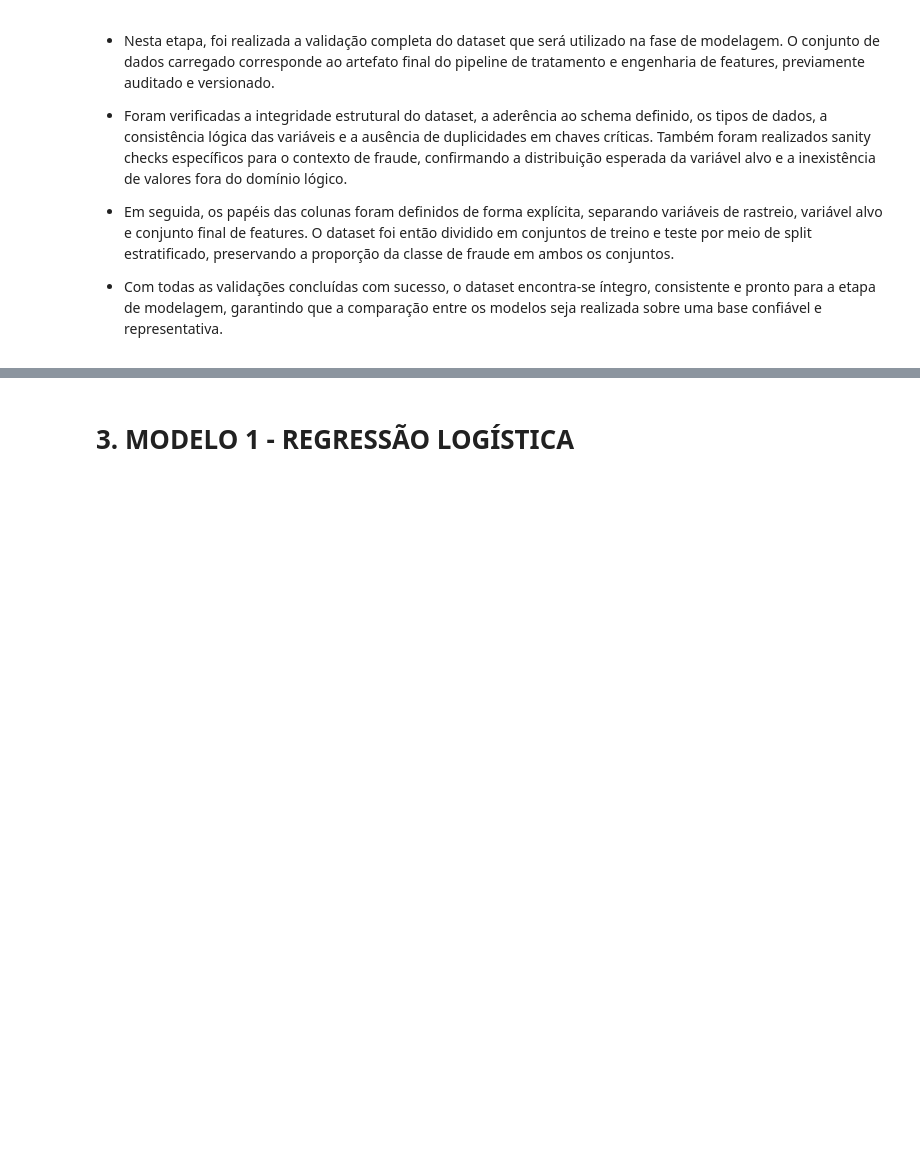
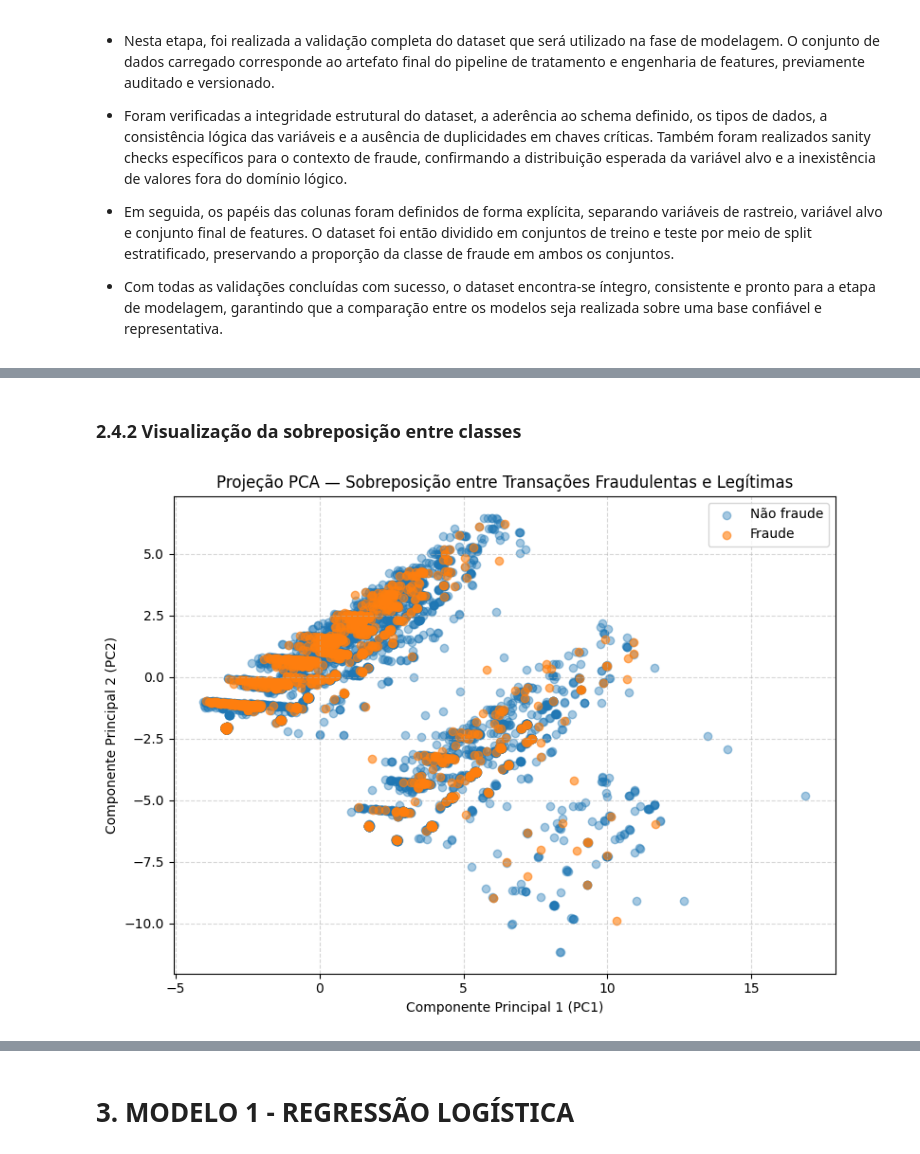
Before and after one commit to lpdata/fraude_bilhetagem, a Jupyter notebook: notebooks/03_modelagem.ipynb, the cells around one changed output, grey strips where cells are left out. Saved outputs shown, nothing was run; the diff lists cells and outputs as text; code cells hidden in the pictures; blank space fills up the shorter version.

```diff
--- a/notebooks/03_modelagem.ipynb
+++ b/notebooks/03_modelagem.ipynb
@@ -749,0 +790,33 @@ OK — etapa 2.3 concluída. Dataset íntegro e pronto para a modelagem.
+# %% [markdown]
+### 2.4.2 Visualização da sobreposição entre classes
+# %%
+import matplotlib.pyplot as plt
+
+plt.figure(figsize=(8, 6))
+
+# não fraude
+plt.scatter(
+    pca_df.loc[pca_df["target_fraude"] == 0, "PC1"],
+    pca_df.loc[pca_df["target_fraude"] == 0, "PC2"],
+    alpha=0.4,
+    label="Não fraude"
+)
+
+# fraude
+plt.scatter(
+    pca_df.loc[pca_df["target_fraude"] == 1, "PC1"],
+    pca_df.loc[pca_df["target_fraude"] == 1, "PC2"],
+    alpha=0.6,
+    label="Fraude"
+)
+
+plt.xlabel("Componente Principal 1 (PC1)")
+plt.ylabel("Componente Principal 2 (PC2)")
+plt.title("Projeção PCA — Sobreposição entre Transações Fraudulentas e Legítimas")
+plt.legend()
+plt.grid(True, linestyle="--", alpha=0.5)
+
+plt.tight_layout()
+plt.show()
+# %% [output]
+[figure, added]
```
Also changed, not shown: parts of 17 cells of this notebook.
